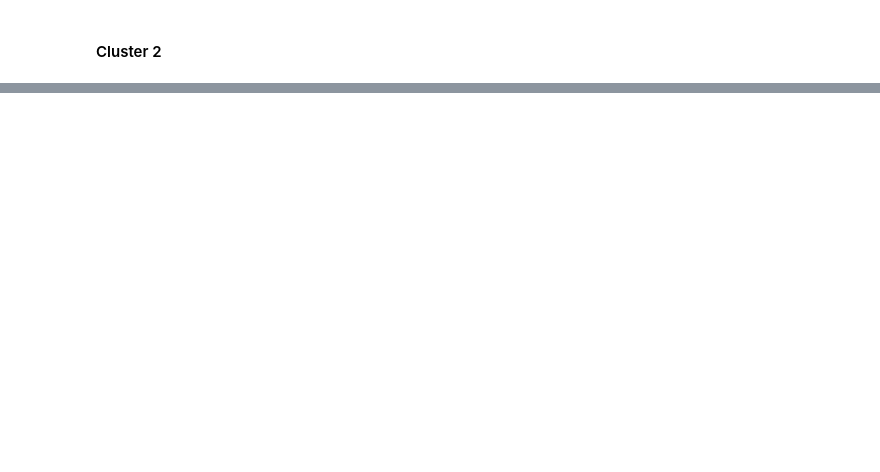
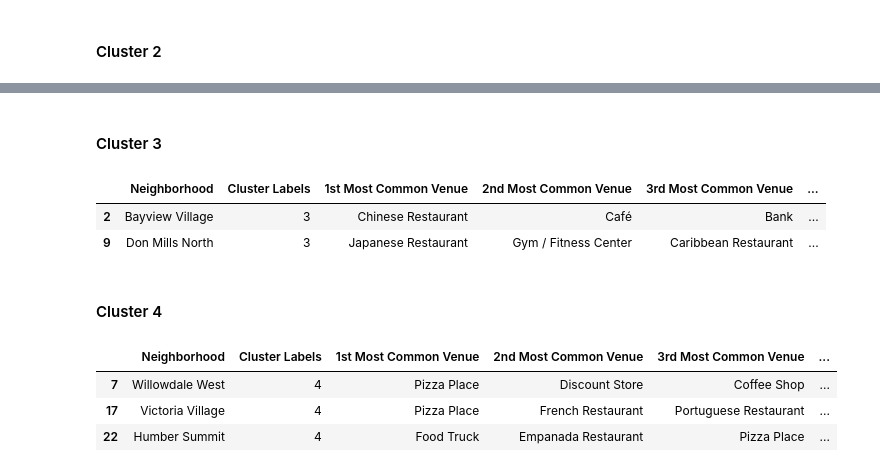
Before and after one commit to juwatow/Coursera_Capstone, a Jupyter notebook: segmenting-clustering-neighborhoods -toronto.ipynb, the cells around one changed output, grey strips where cells are left out. Cells and saved outputs as stored; diff of their text form; code cells hidden in the pictures; blank space fills up the shorter version.

Commit message:
Add missing clusters

```diff
--- a/segmenting-clustering-neighborhoods -toronto.ipynb
+++ b/segmenting-clustering-neighborhoods -toronto.ipynb
@@ -489,0 +503,17 @@ Cluster 3
+# %% [markdown]
+#### Cluster 3
+# %%
+northyork_merged.loc[northyork_merged['Cluster Labels'] == 3, northyork_merged.columns[[2] + list(range(5, northyork_merged.shape[1]))]]
+# %% [output]
+|  | Neighborhood | Cluster Labels | 1st Most Common Venue | 2nd Most Common Venue | 3rd Most Common Venue | ... |
+| 2 | Bayview Village | 3 | Chinese Restaurant | Café | Bank | ... |
+| 9 | Don Mills North | 3 | Japanese Restaurant | Gym / Fitness Center | Caribbean Restaurant | ... |
+# %% [markdown]
+#### Cluster 4
+# %%
+northyork_merged.loc[northyork_merged['Cluster Labels'] == 4, northyork_merged.columns[[2] + list(range(5, northyork_merged.shape[1]))]]
+# %% [output]
+|  | Neighborhood | Cluster Labels | 1st Most Common Venue | 2nd Most Common Venue | 3rd Most Common Venue | ... |
+| 7 | Willowdale West | 4 | Pizza Place | Discount Store | Coffee Shop | ... |
+| 17 | Victoria Village | 4 | Pizza Place | French Restaurant | Portuguese Restaurant | ... |
+| 22 | Humber Summit | 4 | Food Truck | Empanada Restaurant | Pizza Place | ... |
```
Also changed, not shown: parts of 15 cells of this notebook.
